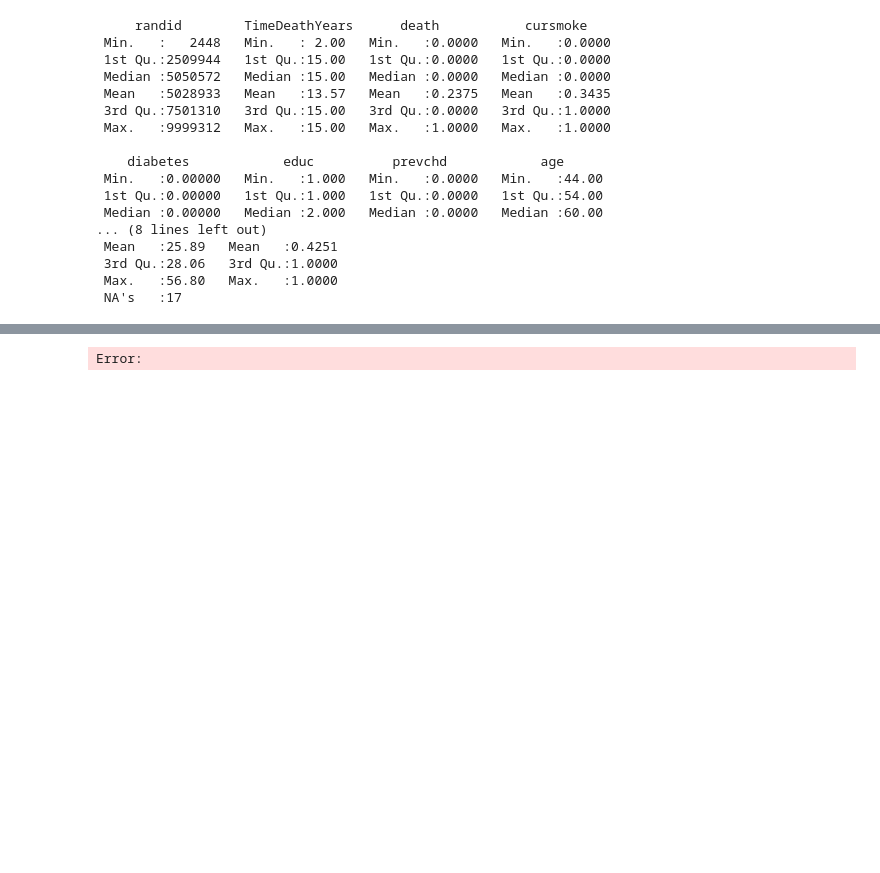
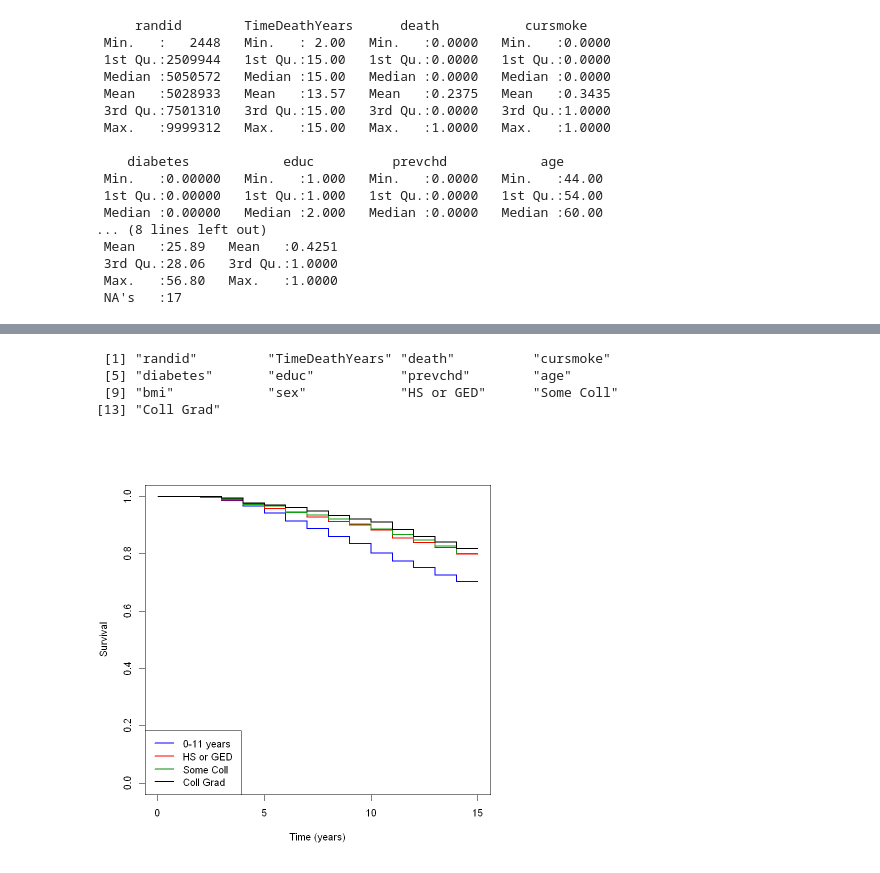
Before and after one commit to tyg3rr/HM878-Biostats, a Jupyter notebook: Problem Set 1c .ipynb, the cells around one changed output, grey strips where cells are left out. Saved outputs shown, nothing was run; the diff lists cells and outputs as text; code cells hidden in the pictures; blank space fills up the shorter version.

```diff
--- a/Problem Set 1c .ipynb
+++ b/Problem Set 1c .ipynb
@@ -323,7 +195,7 @@ summary(df)
  Max.   :56.80   Max.   :1.0000
  NA's   :17
 # %%
-df <- merge(df, dummy_cols(df$educ))
+df <- cbind(df, dummy_cols(df$educ, remove_first_dummy = TRUE))
 # %%
 colnames(df)
 # %% [output]
@@ -334,5 +206,10 @@ colnames(df)
 # %%
-df <- rename(df, "High School" = '.data_1', "Some College"= '.data_2', "Bachelor Degree" = '.data_3', "Post-Grad Degree" = '.data_4')
+df <- rename(df,
+        #"0-11 years"= '.data_1',
+        "HS or GED" = '.data_2',
+        "Some Coll" = '.data_3',
+        "Coll Grad" = '.data_4'
+            )
 # %%
 colnames(df)
 # %% [output]
@@ -343,5 +220,5 @@ colnames(df)
-# %%
-df <- df[c('randid','TimeDeathYears','death','cursmoke','diabetes','educ','prevchd','age','bmi','sex','High School','Some College','Bachelor Degree','Post-Grad Degree')]
+# %%
+df <- subset(df, select = -c(.data,.data_NA))
 # %%
 head(df)
 # %% [output]
@@ -406,7 +266,24 @@ Score (logrank) test = 2475128  on 9 df,   p=<2e-16
 # %%
 curves <- survfit(Surv(df$'TimeDeathYears',df$'death') ~ df$'educ')
+# %%
+colnames(df)
+# %% [output]
+ [1] "randid"         "TimeDeathYears" "death"          "cursmoke"
+ [5] "diabetes"       "educ"           "prevchd"        "age"
+ [9] "bmi"            "sex"            "HS or GED"      "Some Coll"
+[13] "Coll Grad"
 # %%
-plot(curves, xlab = "Time (years)",ylab='Survival',col=c('blue','red','green','black'),lwd=2,conf.int=TRUE) #+
-#legend('topright',legend=df$'educ',col=c('blue','red','green','black'),lwd=2,bty='n')
+plot(curves,
+xlab = "Time (years)",
+ylab='Survival',
+col=c('blue','red','#0ea30e','black'),
+lwd=2,
+conf.int=FALSE)
+
+legend('bottomleft',
+legend=c("0-11 years",'HS or GED','Some Coll','Coll Grad'),
+col=c('blue','red','#088808','black'),
+lwd=2,bty='y'
+)
 # %% [output]
-Error:
+[figure, added]
```
Also changed, not shown: parts of 36 cells of this notebook.
